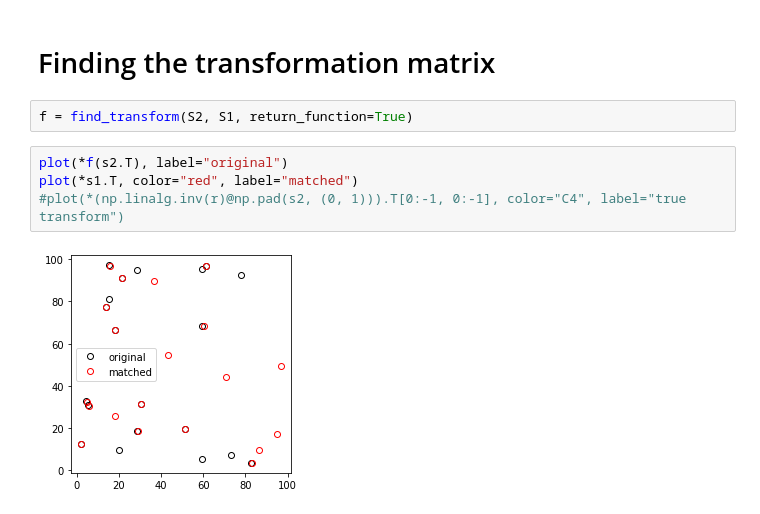
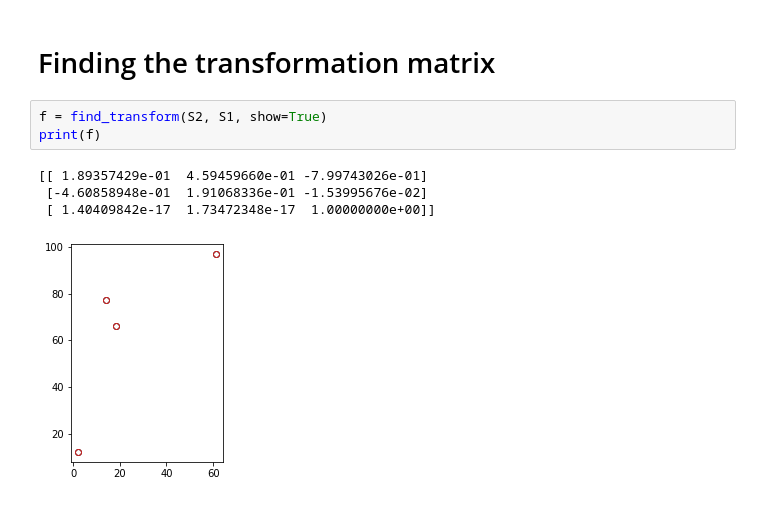
Before and after one commit to lgrcia/twirl, a Jupyter notebook: docs/notebooks/under the hood.ipynb, the cells around one changed output. Cells and saved outputs as stored; diff of their text form.

```diff
--- a/docs/notebooks/under the hood.ipynb
+++ b/docs/notebooks/under the hood.ipynb
@@ -124,10 +124,10 @@ plot(*S2, color="C3")
 # %% [markdown]
 # Finding the transformation matrix
 # %%
-f = find_transform(S2, S1, return_function=True)
+f = find_transform(S2, S1, show=True)
+print(f)
+# %% [output]
+[[ 1.89357429e-01  4.59459660e-01 -7.99743026e-01]
+ [-4.60858948e-01  1.91068336e-01 -1.53995676e-02]
+ [ 1.40409842e-17  1.73472348e-17  1.00000000e+00]]
+[figure, added]
-# %%
-plot(*f(s2.T), label="original")
-plot(*s1.T, color="red", label="matched")
-#plot(*(np.linalg.inv(r)@np.pad(s2, (0, 1))).T[0:-1, 0:-1], color="C4", label="true transform")
-# %% [output]
-[figure, removed]
```
Also changed, not shown: parts of 2 cells of this notebook, 7 other files.
